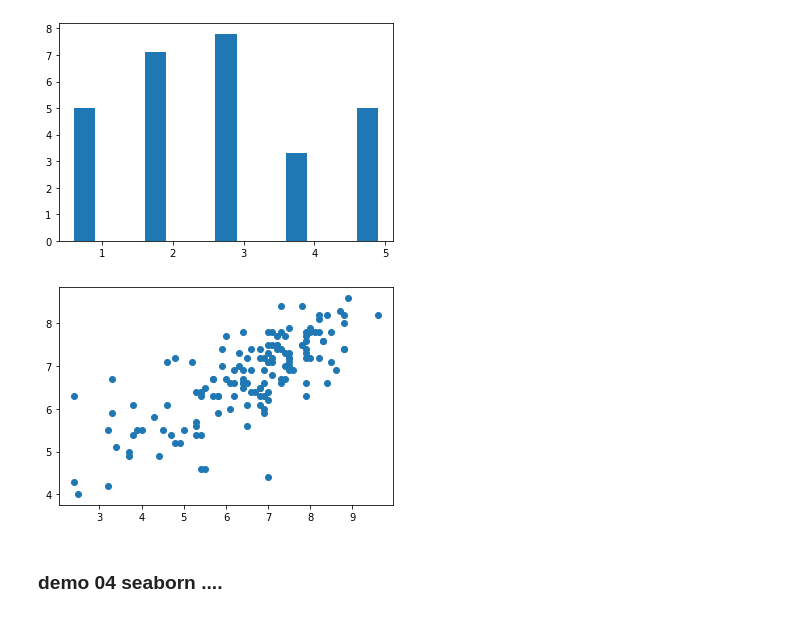
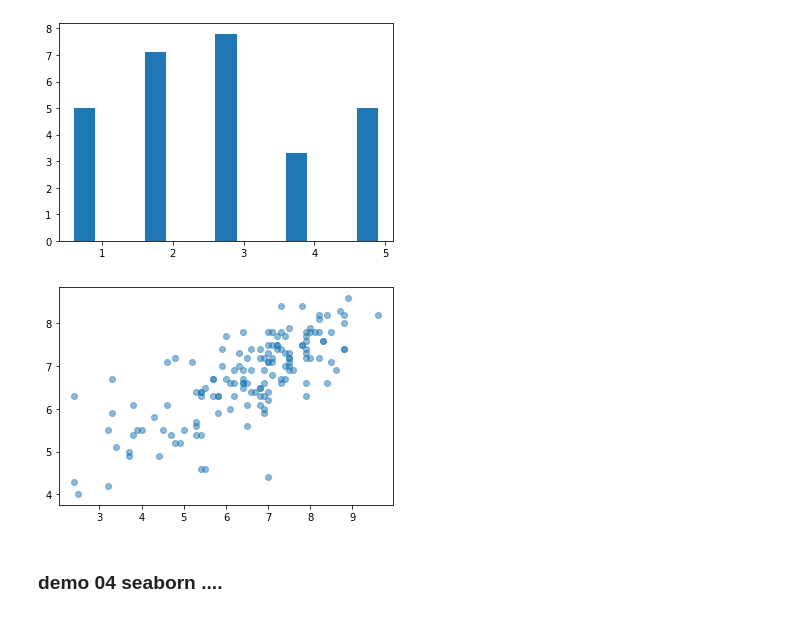
Before and after one commit to TOMMYWHY/python_advance_learning, a Jupyter notebook: 020_dataMining/matplotlib_learning02.ipynb, the cells around one changed output. Saved outputs shown, nothing was run; the diff lists cells and outputs as text; code cells hidden in the pictures.

```diff
--- a/020_dataMining/matplotlib_learning02.ipynb
+++ b/020_dataMining/matplotlib_learning02.ipynb
@@ -89,9 +89,9 @@ plt.show()
 [figure]
 # %%
 fig, ax = plt.subplots()
-ax.scatter(norm_reviews["Metacritic_User"],norm_reviews["IMDB"])
+ax.scatter(norm_reviews["Metacritic_User"],norm_reviews["IMDB"], alpha =0.5)
 plt.show();
 # %% [output]
-[figure, old version]
+[figure, new version]
 # %% [markdown]
 ### demo 04 seaborn ....
```
